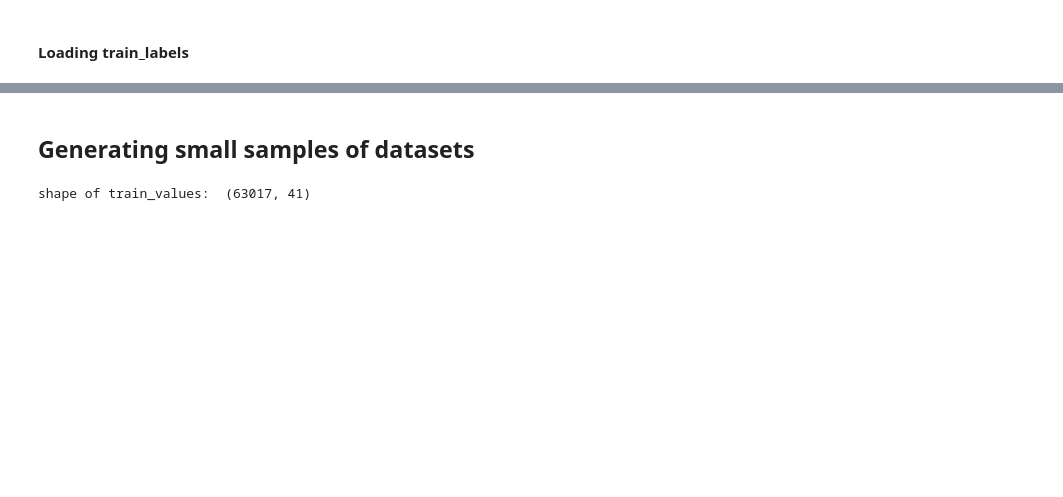
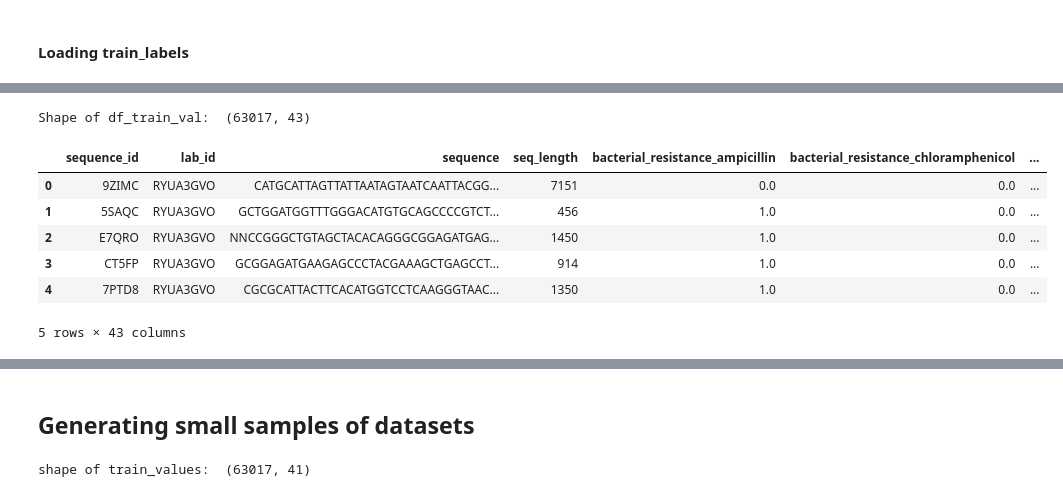
Before and after one commit to linneuholanda/genetic_attribution, a Jupyter notebook: 00_fetching_data.ipynb, the cells around one changed output, grey strips where cells are left out. Drawn from its saved outputs; the diff is of its cells as text; code cells hidden in the pictures; blank space fills up the shorter version.

```diff
--- a/preprocessing.ipynb
+++ b/00_fetching_data.ipynb
@@ -176,0 +190,22 @@ Wall time: 5.44 s
+# %%
+def add_columns(df_values, df_labels):
+    lab_ids = []
+    seq_lengths = []
+    pbar = tqdm(df_values.index)
+    df_values = df_values.copy()
+    if df_labels is None:
+        lab_id = None
+    for ix in pbar:
+        if df_labels is not None:
+            lab_id = df_labels.columns[df_labels.loc[ix,:]==1][0]
+        seq_id = df_values.loc[ix,"sequence_id"]
+        seq_len = len(df_values.loc[ix,"sequence"])
+        pbar.set_description(f"Sequence: {seq_id} Lab: {lab_id}")
+        lab_ids.append(lab_id)
+        seq_lengths.append(seq_len)
+    cols = list(df_values.columns)[df_values.columns.get_loc("bacterial_resistance_ampicillin"):]
+    df_values["lab_id"] = lab_ids
+    df_values["seq_length"] = seq_lengths
+    cols = ["sequence_id", "lab_id", "sequence", "seq_length"] + cols
+    df_values = df_values.loc[:,cols]
+    return df_values
@@ -176,0 +214,3 @@ Wall time: 5.44 s
+# %%
+df_train_val = add_columns(train_values,train_labels)
+df_test = add_columns(test_values,None)
@@ -176,0 +226,12 @@ Wall time: 5.44 s
+# %%
+print("Shape of df_train_val: ", df_train_val.shape)
+df_train_val.head()
+# %% [output]
+Shape of df_train_val:  (63017, 43)
+|  | sequence_id | lab_id | sequence | seq_length | bacterial_resistance_ampicillin | bacterial_resistance_chloramphenicol | ... |
+| 0 | 9ZIMC | RYUA3GVO | CATGCATTAGTTATTAATAGTAATCAATTACGG... | 7151 | 0.0 | 0.0 | ... |
+| 1 | 5SAQC | RYUA3GVO | GCTGGATGGTTTGGGACATGTGCAGCCCCGTCT... | 456 | 1.0 | 0.0 | ... |
+| 2 | E7QRO | RYUA3GVO | NNCCGGGCTGTAGCTACACAGGGCGGAGATGAG... | 1450 | 1.0 | 0.0 | ... |
+| 3 | CT5FP | RYUA3GVO | GCGGAGATGAAGAGCCCTACGAAAGCTGAGCCT... | 914 | 1.0 | 0.0 | ... |
+| 4 | 7PTD8 | RYUA3GVO | CGCGCATTACTTCACATGGTCCTCAAGGGTAAC... | 1350 | 1.0 | 0.0 | ... |
+5 rows × 43 columns
```
Also changed, not shown: parts of 21 cells of this notebook, 4 other files.
